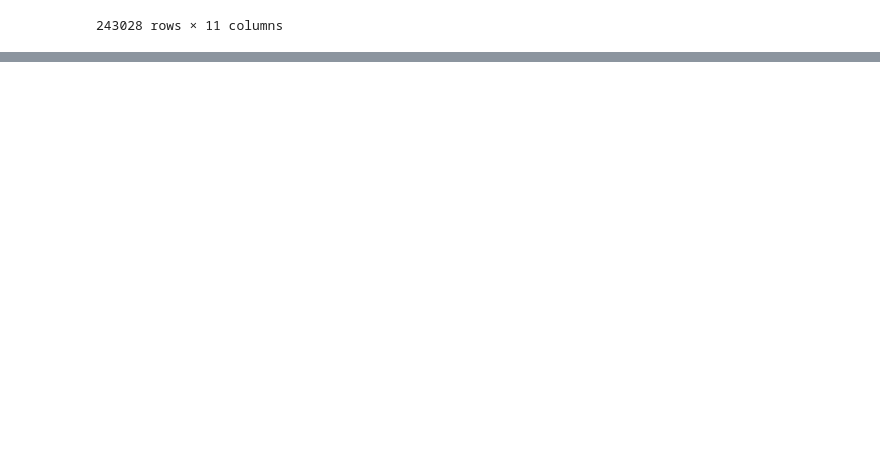
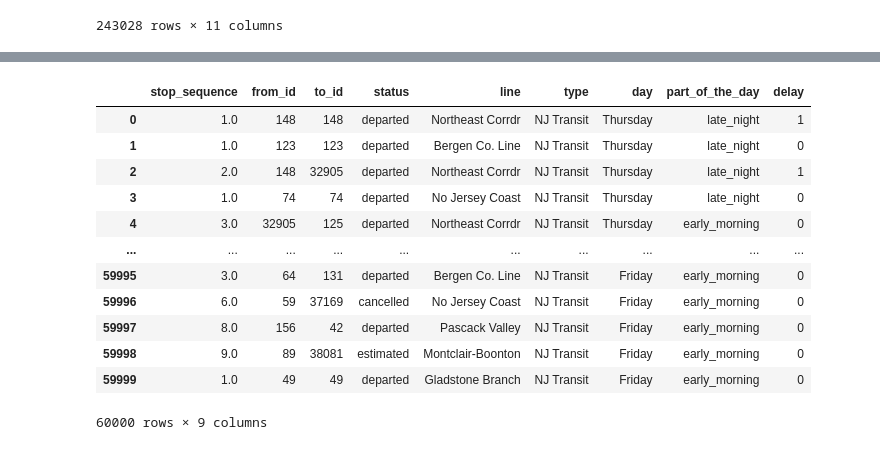
Before and after one commit to BartusBendzso/BEVADAT2022232, a Jupyter notebook: HAZI/HAZI06/Proba.ipynb, the cells around one changed output, grey strips where cells are left out. Drawn from its saved outputs; the diff is of its cells as text; code cells hidden in the pictures; blank space fills up the shorter version.

```diff
--- a/HAZI/HAZI06/Proba.ipynb
+++ b/HAZI/HAZI06/Proba.ipynb
@@ -117,0 +163,25 @@ df
+# %%
+"""
+def save_first_60k(save_path: str, df: pd.DataFrame):
+    save_df = df.head(60000)
+    return save_df.to_csv(path_or_buf=save_path, index=False)
+
+save_first_60k('NJ.csv',df)
+df = load_csv("NJ.csv")
+df
+
+"""
+# %% [output]
+|  | stop_sequence | from_id | to_id | status | line | type | day | part_of_the_day | delay |
+| 0 | 1.0 | 148 | 148 | departed | Northeast Corrdr | NJ Transit | Thursday | late_night | 1 |
+| 1 | 1.0 | 123 | 123 | departed | Bergen Co. Line | NJ Transit | Thursday | late_night | 0 |
+| 2 | 2.0 | 148 | 32905 | departed | Northeast Corrdr | NJ Transit | Thursday | late_night | 1 |
+| 3 | 1.0 | 74 | 74 | departed | No Jersey Coast | NJ Transit | Thursday | late_night | 0 |
+| 4 | 3.0 | 32905 | 125 | departed | Northeast Corrdr | NJ Transit | Thursday | early_morning | 0 |
+| ... | ... | ... | ... | ... | ... | ... | ... | ... | ... |
+| 59995 | 3.0 | 64 | 131 | departed | Bergen Co. Line | NJ Transit | Friday | early_morning | 0 |
+| 59996 | 6.0 | 59 | 37169 | cancelled | No Jersey Coast | NJ Transit | Friday | early_morning | 0 |
+| 59997 | 8.0 | 156 | 42 | departed | Pascack Valley | NJ Transit | Friday | early_morning | 0 |
+| 59998 | 9.0 | 89 | 38081 | estimated | Montclair-Boonton | NJ Transit | Friday | early_morning | 0 |
+| 59999 | 1.0 | 49 | 49 | departed | Gladstone Branch | NJ Transit | Friday | early_morning | 0 |
+60000 rows × 9 columns
```
Also changed, not shown: parts of 6 cells of this notebook, 1 other file.
